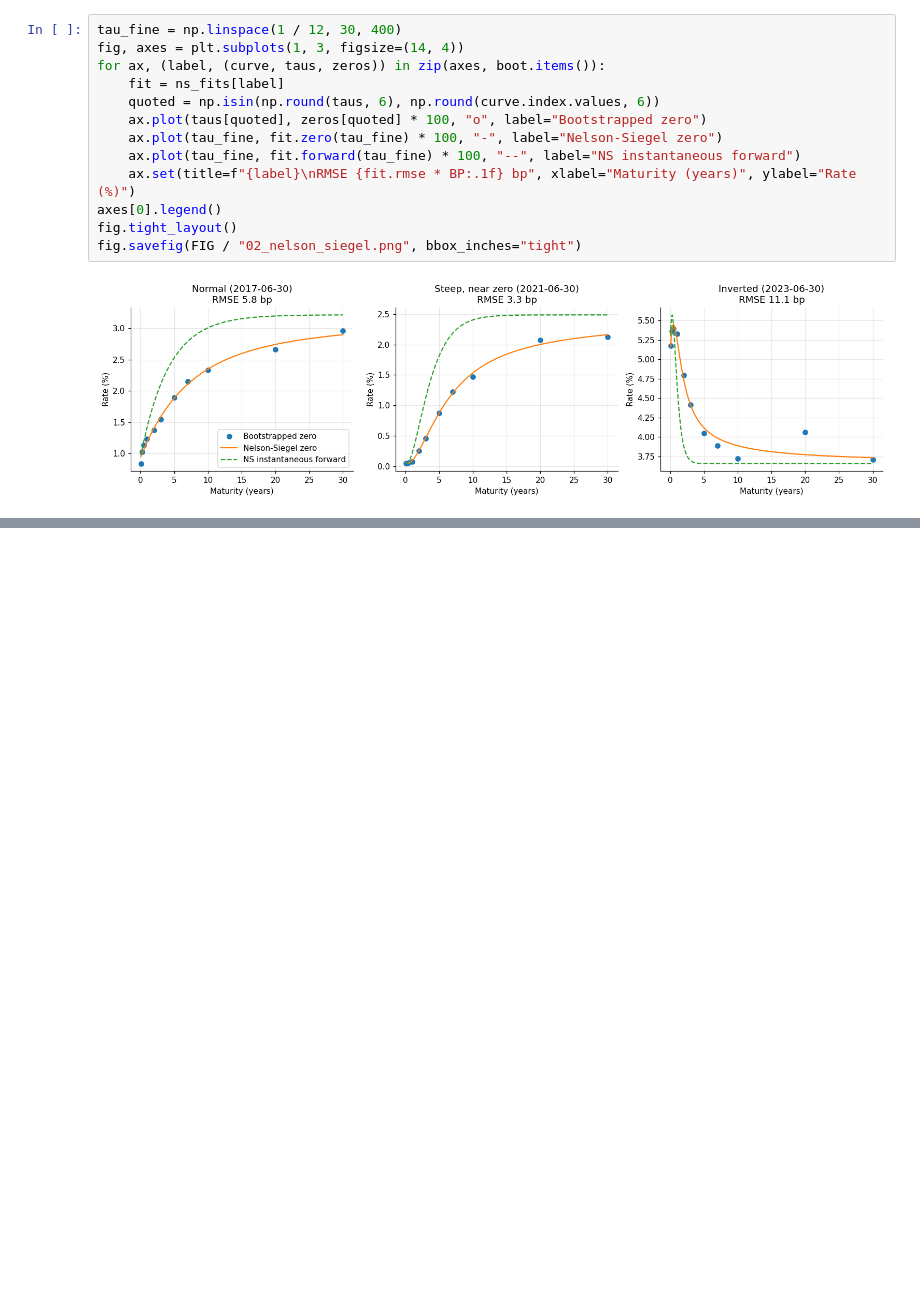
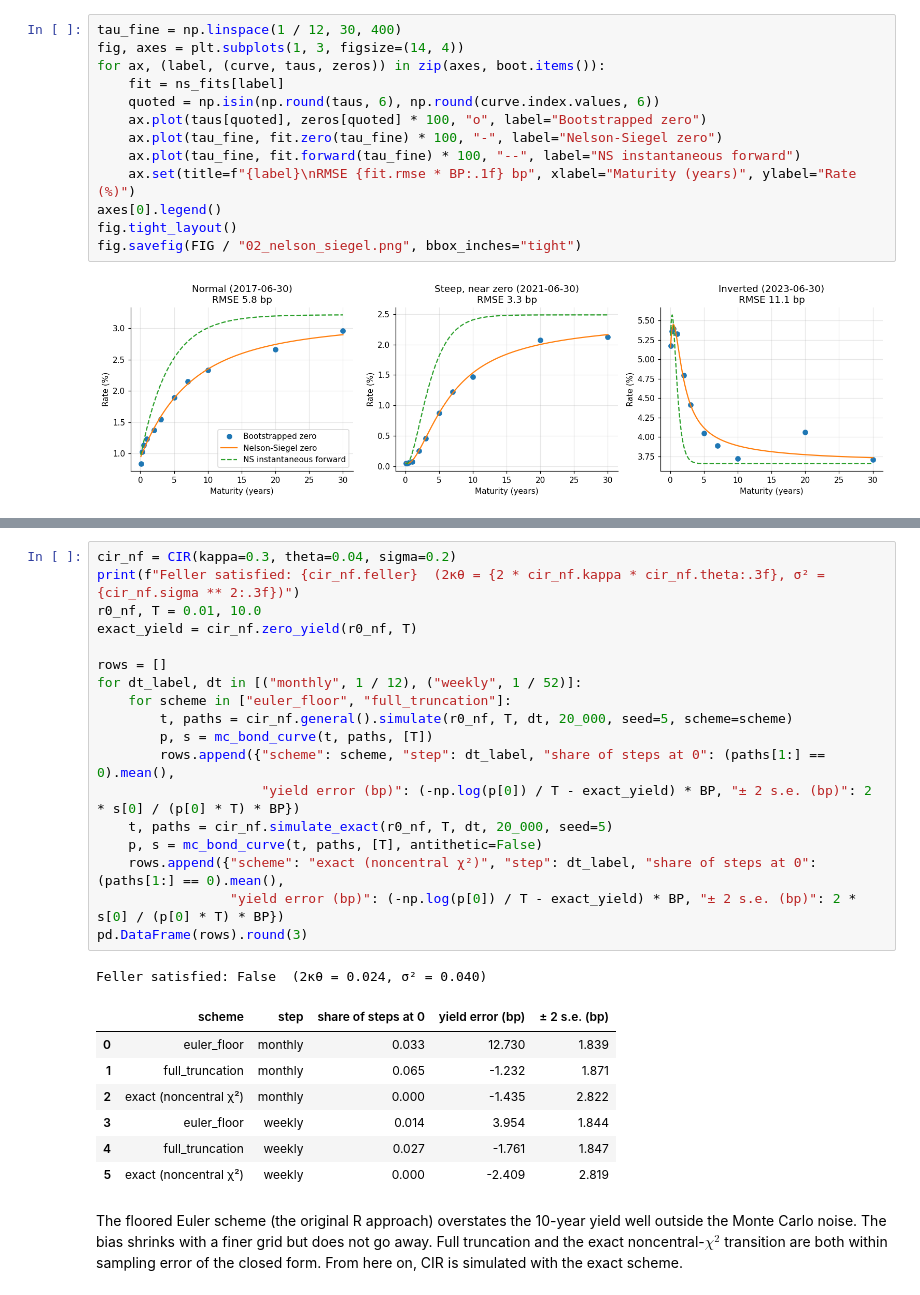
Before and after one commit to vincal848/term_structure_modeling, a Jupyter notebook: notebooks/term_structure.ipynb, the cells around one changed output, grey strips where cells are left out. Drawn from its saved outputs; the diff is of its cells as text; blank space fills up the shorter version.

```diff
--- a/notebooks/term_structure.ipynb
+++ b/notebooks/term_structure.ipynb
@@ -125,0 +241,31 @@ fig.savefig(FIG / "02_nelson_siegel.png", bbox_inches="tight")
+# %%
+cir_nf = CIR(kappa=0.3, theta=0.04, sigma=0.2)
+print(f"Feller satisfied: {cir_nf.feller}  (2κθ = {2 * cir_nf.kappa * cir_nf.theta:.3f}, σ² = {cir_nf.sigma ** 2:.3f})")
+r0_nf, T = 0.01, 10.0
+exact_yield = cir_nf.zero_yield(r0_nf, T)
+
+rows = []
+for dt_label, dt in [("monthly", 1 / 12), ("weekly", 1 / 52)]:
+    for scheme in ["euler_floor", "full_truncation"]:
+        t, paths = cir_nf.general().simulate(r0_nf, T, dt, 20_000, seed=5, scheme=scheme)
+        p, s = mc_bond_curve(t, paths, [T])
+        rows.append({"scheme": scheme, "step": dt_label, "share of steps at 0": (paths[1:] == 0).mean(),
+                     "yield error (bp)": (-np.log(p[0]) / T - exact_yield) * BP, "± 2 s.e. (bp)": 2 * s[0] / (p[0] * T) * BP})
+    t, paths = cir_nf.simulate_exact(r0_nf, T, dt, 20_000, seed=5)
+    p, s = mc_bond_curve(t, paths, [T], antithetic=False)
+    rows.append({"scheme": "exact (noncentral χ²)", "step": dt_label, "share of steps at 0": (paths[1:] == 0).mean(),
+                 "yield error (bp)": (-np.log(p[0]) / T - exact_yield) * BP, "± 2 s.e. (bp)": 2 * s[0] / (p[0] * T) * BP})
+pd.DataFrame(rows).round(3)
+# %% [output]
+Feller satisfied: False  (2κθ = 0.024, σ² = 0.040)
+|  | scheme | step | share of steps at 0 | yield error (bp) | ± 2 s.e. (bp) |
+| 0 | euler_floor | monthly | 0.033 | 12.730 | 1.839 |
+| 1 | full_truncation | monthly | 0.065 | -1.232 | 1.871 |
+| 2 | exact (noncentral χ²) | monthly | 0.000 | -1.435 | 2.822 |
+| 3 | euler_floor | weekly | 0.014 | 3.954 | 1.844 |
+| 4 | full_truncation | weekly | 0.027 | -1.761 | 1.847 |
+| 5 | exact (noncentral χ²) | weekly | 0.000 | -2.409 | 2.819 |
+# %% [markdown]
+The floored Euler scheme (the original R approach) overstates the 10-year yield well outside the Monte Carlo noise.
+The bias shrinks with a finer grid but does not go away. Full truncation and the exact noncentral-$\chi^2$ transition are both
+within sampling error of the closed form. From here on, CIR is simulated with the exact scheme.
```
Also changed, not shown: parts of 7 cells of this notebook, 5 other files.
